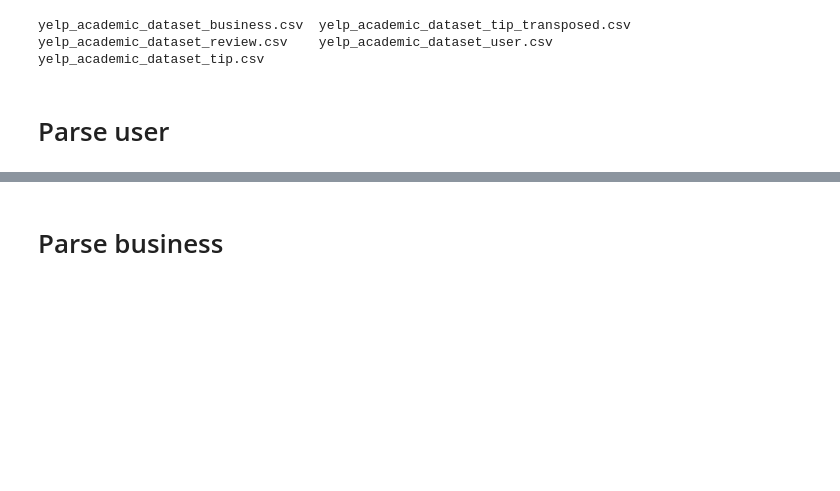
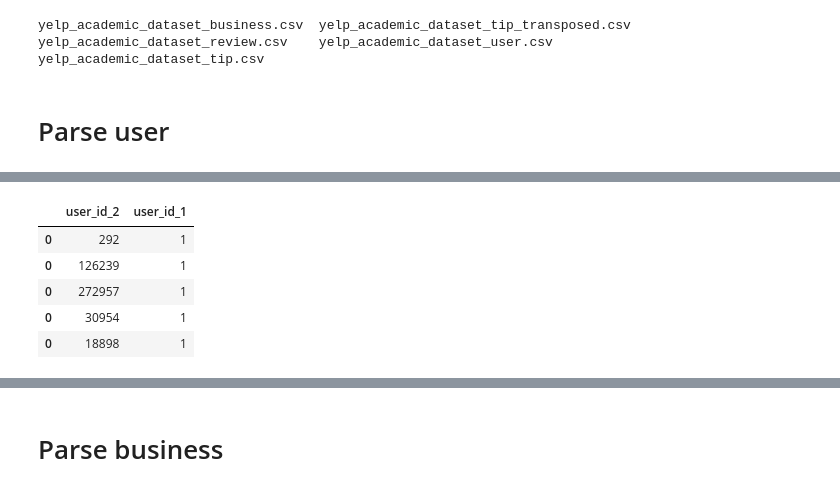
Before and after one commit to Ph0tonic/Intro2DataBase, a Jupyter notebook: notebook.ipynb, the cells around one changed output, grey strips where cells are left out. Drawn from its saved outputs; the diff is of its cells as text; code cells hidden in the pictures; blank space fills up the shorter version.

Commit message:
Parse user, eliet_years and friends

```diff
--- a/notebook.ipynb
+++ b/notebook.ipynb
@@ -30,3 +32,3 @@ user_table = user
 # %%
-friends = user['friends'].map(lambda friends: list(map(lambda x: user_ids[x],friends)))
+friends = user['friends'].progress_map(lambda friends: list(map(lambda x: user_ids[x],friends)))
 # %%
@@ -42,0 +52,20 @@ Name: friends, dtype: object
+# %%
+friends_temp=friends.reset_index().rename(columns={'index':'id'})
+# %%
+chunks = np.array_split(friends_temp, 100000)
+
+processed = []
+for chunk in tqdm(chunks):
+    processed.append(chunk['friends']
+        .apply(lambda x: pd.Series(x))
+        .stack()
+        .reset_index(level=1, drop=True)
+        .to_frame('friends')
+        .join(chunk[['id']], how='left')
+    )
+
+friends_table = pd.concat(processed)
+# %%
+friends_table["friends"] = friends_table["friends"].astype(int)
+friends_table=friends_table.rename(columns={'id':'user_id_1'})
+friends_table=friends_table.rename(columns={'friends':'user_id_2'})
@@ -42,0 +74,9 @@ Name: friends, dtype: object
+# %%
+friends_table.head()
+# %% [output]
+|  | user_id_2 | user_id_1 |
+| 0 | 292 | 1 |
+| 0 | 126239 | 1 |
+| 0 | 272957 | 1 |
+| 0 | 30954 | 1 |
+| 0 | 18898 | 1 |
```
Also changed, not shown: parts of 28 cells of this notebook, 5 other files.
